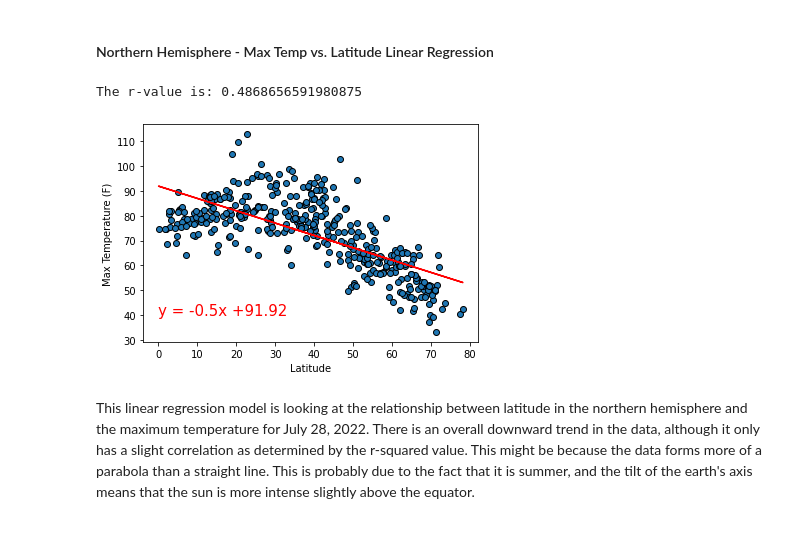
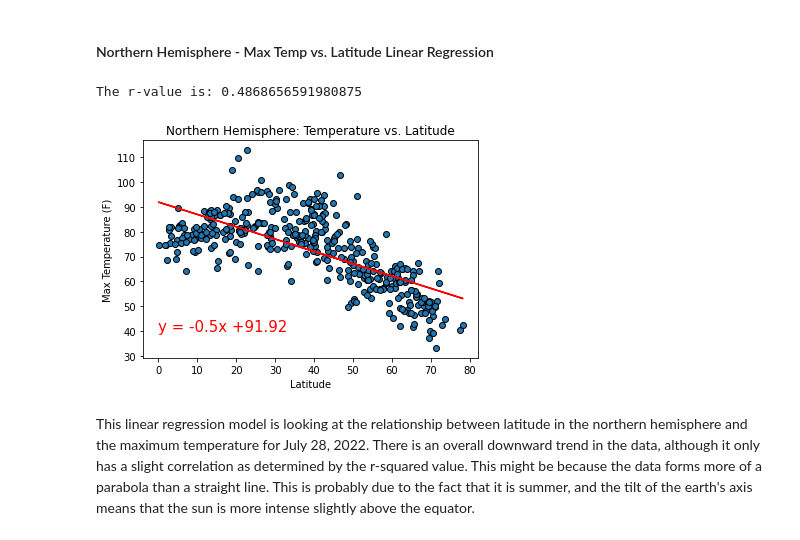
Before and after one commit to apfleegor/python-api-challenge, a Jupyter notebook: WeatherPy/WeatherPy.ipynb, the cells around one changed output. Drawn from its saved outputs; the diff is of its cells as text; code cells hidden in the pictures.

```diff
--- a/WeatherPy/WeatherPy.ipynb
+++ b/WeatherPy/WeatherPy.ipynb
@@ -209,3 +237,5 @@ clean_city_data.head()
+# %%
+clean_city_data = weather_df.copy(deep=True)
 # %%
 # check to make sure that humidity max is less than or equal to 100
 clean_city_data.describe()
@@ -331,34 +361,35 @@ In this scatter plot, we are analyzing the relationship between latitude and win
 # %%
 # get only northern hemisphere values
 north_lat_values = clean_city_data.loc[clean_city_data['lat'] >= 0]['lat']
 north_temp_values = clean_city_data.loc[clean_city_data['lat'] >= 0]['Max Temp']
 
 # perform linear regression
 # create string of line equation
 # create the scatter plot
 # formatting
 # print the r-squared value
 # save the plot as an image
 (slope, intercept, rvalue, pvalue, stderr) = linregress(north_lat_values, north_temp_values)
 regress_values = north_lat_values * slope + intercept
 
 line_eq = "y = " + str(round(slope,2)) + "x +" + str(round(intercept,2))
 
 plt.scatter(north_lat_values, north_temp_values, edgecolors='black')
 plt.plot(north_lat_values, regress_values, "r-")
 
 plt.xlabel('Latitude')
 plt.ylabel('Max Temperature (F)')
+plt.title('Northern Hemisphere: Temperature vs. Latitude')
 plt.annotate(line_eq,(0,40),fontsize=15,color="red")
 
 print(f"The r-value is: {rvalue**2}")
 
 plt.savefig('Images/NorthTempVLat.png')
 
 plt.show()
 # %% [output]
 The r-value is: 0.4868656591980875
-[figure, old version]
+[figure, new version]
 # %% [markdown]
 This linear regression model is looking at the relationship between latitude in the northern hemisphere and the maximum temperature for July 28, 2022. There is an overall downward trend in the data, although it only has a slight correlation as determined by the r-squared value. This might be because the data forms more of a parabola than a straight line. This is probably due to the fact that it is summer, and the tilt of the earth's axis means that the sun is more intense slightly above the equator.
 # %% [markdown]
```
Also changed, not shown: parts of 10 cells of this notebook, 10 other files.
